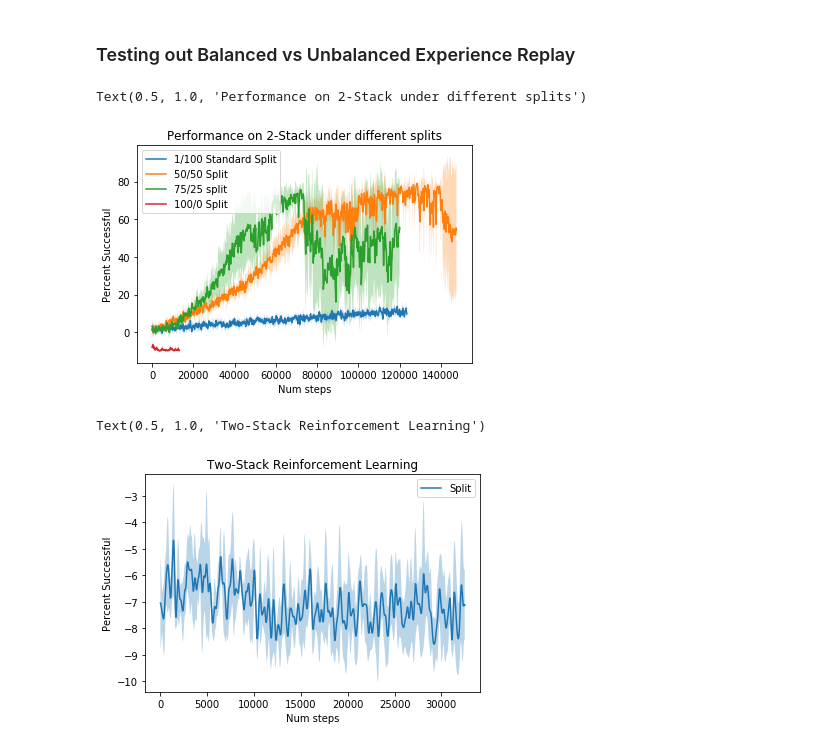
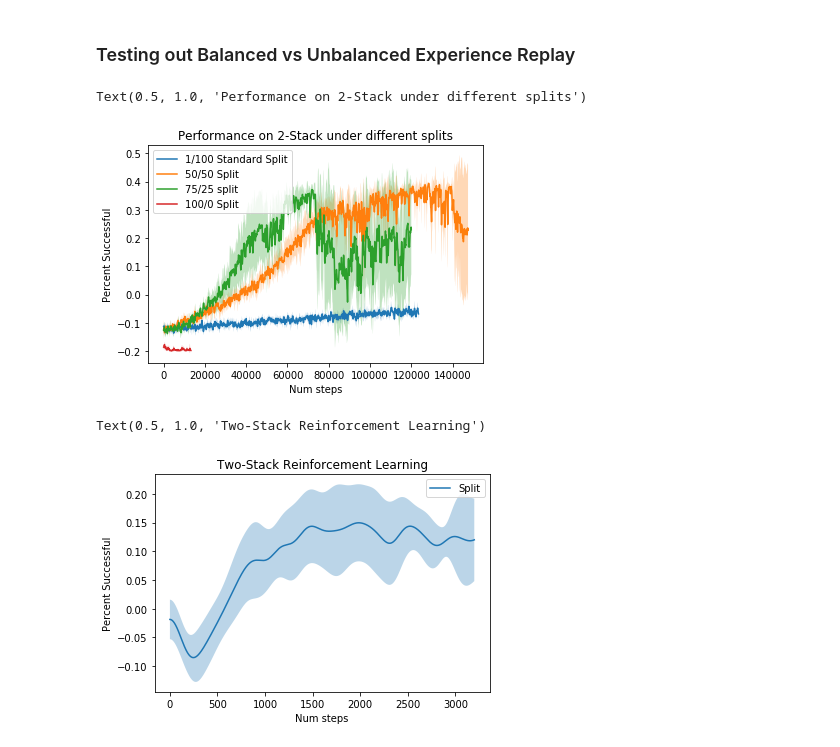
Before and after one commit to neuroailab/CuriousSamplePlanner, a Jupyter notebook: policy_learning/Policy Learning Results.ipynb, the cells around one changed output. Saved outputs shown, nothing was run; the diff lists cells and outputs as text; code cells hidden in the pictures.

```diff
--- a/policy_learning/Policy Learning Results.ipynb
+++ b/policy_learning/Policy Learning Results.ipynb
@@ -9,7 +9,7 @@ from scipy.ndimage import gaussian_filter
 def get_rewards(exp_name = "", sigma=100):
     filehandler = open("../solution_data/"+str(exp_name)+"/exp_dict.pkl", 'rb')
     exp_dict = pickle.load(filehandler)
-    return gaussian_filter(np.array( exp_dict['rewards'])*150+20, sigma)
+    return gaussian_filter(np.array( exp_dict['rewards']), sigma)
 
 def plot_group_rewards(exp_names = [], sigma=100):
     group_rewards = []
@@ -95,14 +95,14 @@ plt.legend(["1/100 Standard Split", "50/50 Split", "75/25 split", "100/0 Split"]
 plt.title("Performance on 2-Stack under different splits")
 # %% [output]
 Text(0.5, 1.0, 'Performance on 2-Stack under different splits')
-[figure, old version]
+[figure, new version]
 # %%
-rewards = plot_group_rewards(["split_debug_div4","split_debug_div4_s2","split_debug_div4_s3","split_debug_div4_s4"])
+rewards = plot_group_rewards(["d1_div8", "d2_div8", "d3_div8", "d4_div8"])
 
 plt.xlabel("Num steps")
 plt.ylabel("Percent Successful")
 plt.legend(["Split"])
 plt.title("Two-Stack Reinforcement Learning")
 # %% [output]
 Text(0.5, 1.0, 'Two-Stack Reinforcement Learning')
-[figure, old version]
+[figure, new version]
```
Also changed, not shown: 5 other files.
